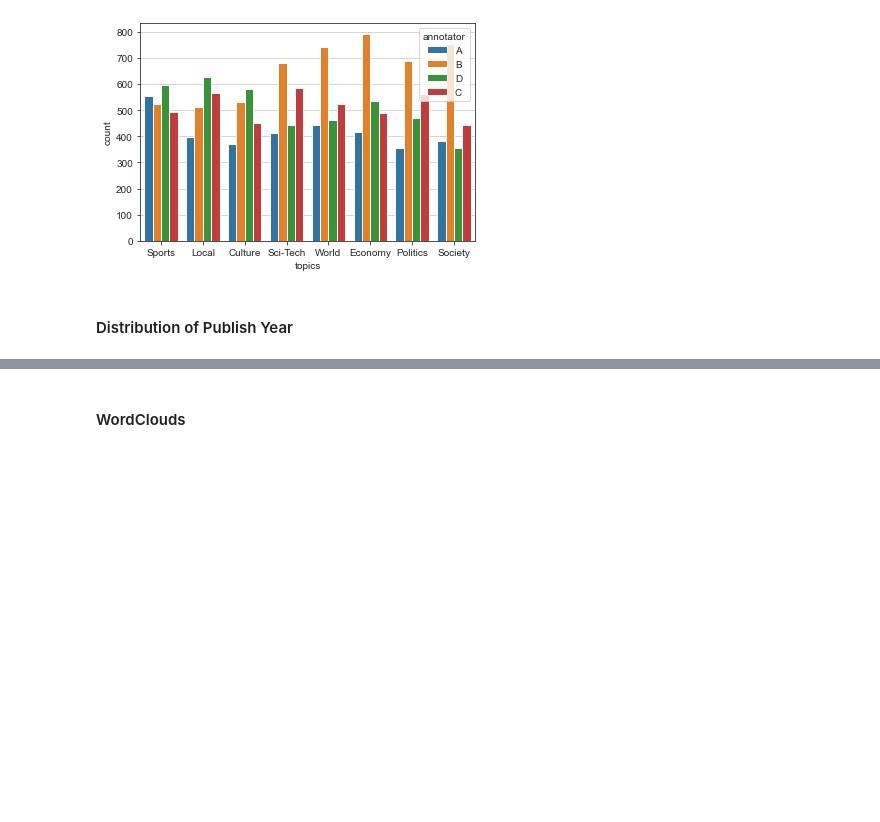
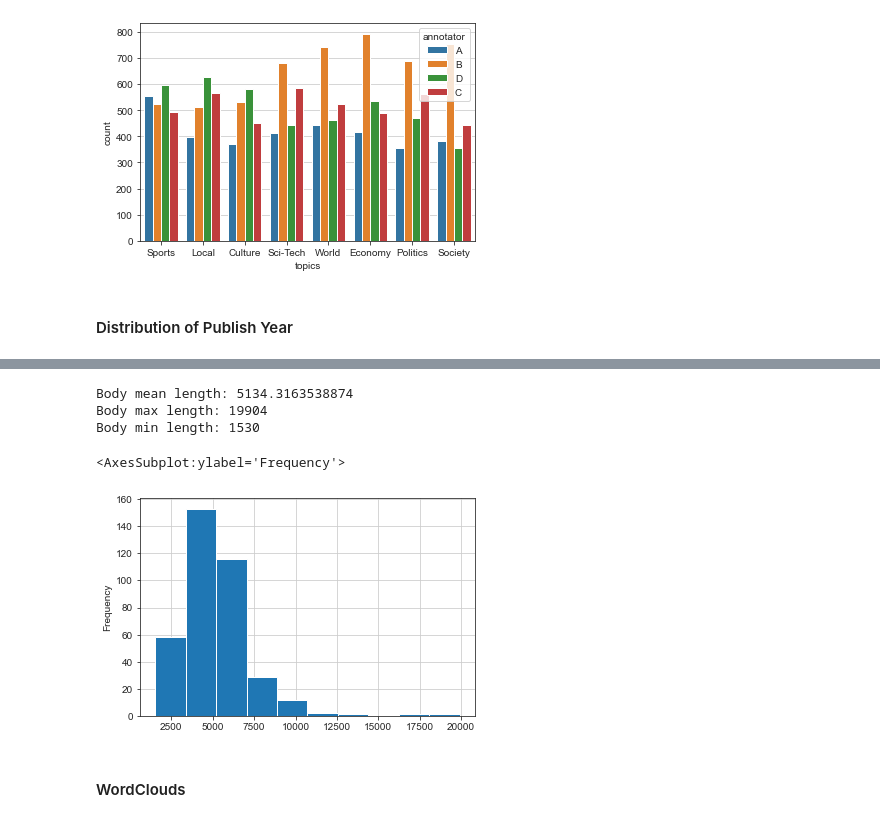
Before and after one commit to g-batalhao-a/PLN, a Jupyter notebook: Project/Assignment1/data_analysis.ipynb, the cells around one changed output, grey strips where cells are left out. Cells and saved outputs as stored; diff of their text form; code cells hidden in the pictures; blank space fills up the shorter version.

```diff
--- a/Project/Assignment1/data_analysis.ipynb
+++ b/Project/Assignment1/data_analysis.ipynb
@@ -131,3 +148,17 @@ plt.legend(loc='upper left')
+# %%
+body_len = df_articles['body'].apply(len)
+
+print("Body mean length:", body_len.mean())
+print("Body max length:", body_len.max())
+print("Body min length:", body_len.min())
+
+body_len.plot.hist()
+# %% [output]
+Body mean length: 5134.3163538874
+Body max length: 19904
+Body min length: 1530
+<AxesSubplot:ylabel='Frequency'>
+[figure, added]
 # %% [markdown]
 #### WordClouds
 # %%
```
Also changed, not shown: parts of 14 cells of this notebook.
